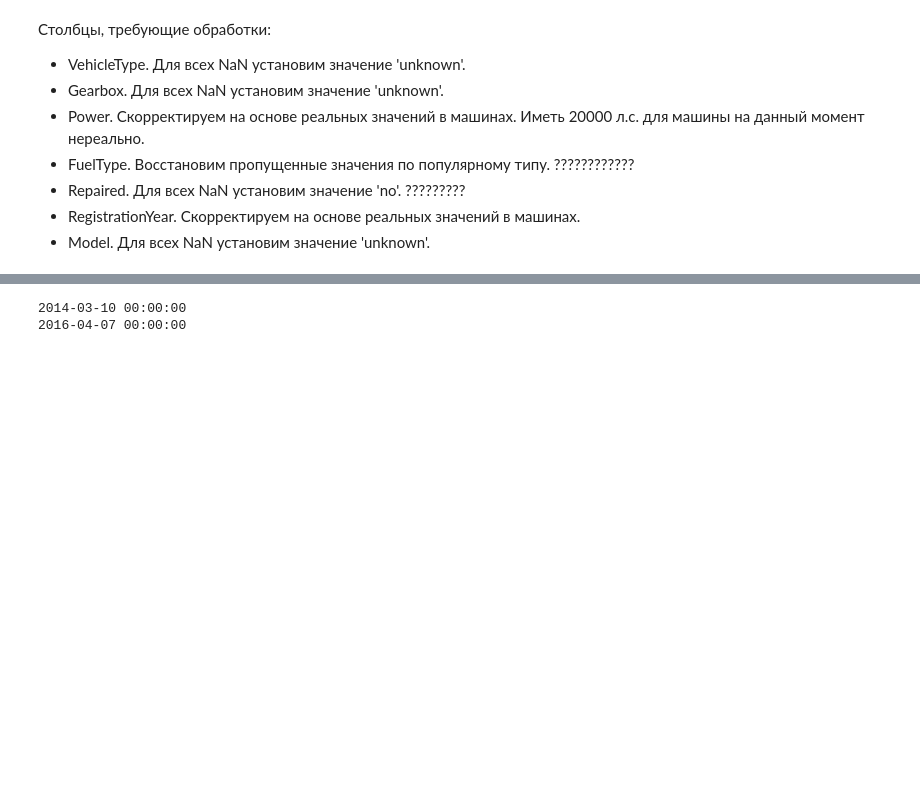
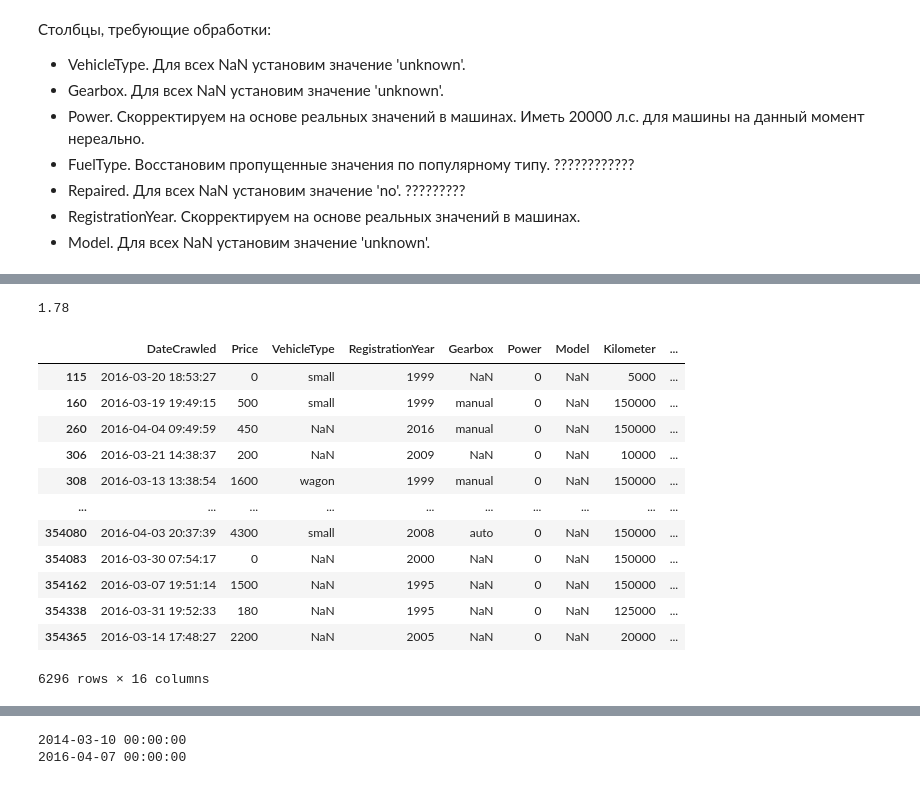
Before and after one commit to elenasobolevamsc/Car_Price_Prediction, a Jupyter notebook: Car_Price_Prediction.ipynb, the cells around one changed output, grey strips where cells are left out. Drawn from its saved outputs; the diff is of its cells as text; code cells hidden in the pictures; blank space fills up the shorter version.

```diff
--- a/Car_Price_Prediction.ipynb
+++ b/Car_Price_Prediction.ipynb
@@ -169,0 +194,11 @@ Name: count, dtype: int64
+# %%
+# обработаем выбросы в столбце RegistrationYear:
+def balance_reg_year(value):
+    if value > 2016:
+        return 2016
+    elif value < 1930:
+        return 1930
+    else:
+        return value
+
+df["RegistrationYear"] = df["RegistrationYear"].apply(balance_reg_year)
@@ -169,0 +234,3 @@ Name: count, dtype: int64
+# %%
+# ограничим признак Power 3500 л.с.:
+df["Power"] = df["Power"].apply(lambda x: 3500 if x > 3500 else x)
@@ -169,0 +261,34 @@ Name: count, dtype: int64
+# %%
+# заменим нули на самое частое значение для разных моделей автомобилей:
+for model in df['Model'].unique():
+    try:
+        if df[df['Model'] == model]['Power'].value_counts().index[0] == 0:
+            new_value = df[df['Model'] == model]['Power'].value_counts().index[1]
+            df.loc[(df['Power'] == 0) & (df['Model'] == model), 'Power'] = new_value
+        else:
+            new_value = df[df['Model'] == model]['Power'].value_counts().index[0]
+            df.loc[(df['Power'] == 0) & (df['Model'] == model), 'Power'] = new_value
+    except:
+        IndexError
+# %%
+# проверим, остались ли нулевые значения и в каком количестве:
+print('{:.2f}'.format(df[df['Power'] == 0].shape[0]/df.shape[0]*100))
+# %% [output]
+1.78
+# %%
+# посмотрим на эти данные:
+df[df['Power'] == 0]
+# %% [output]
+|  | DateCrawled | Price | VehicleType | RegistrationYear | Gearbox | Power | Model | Kilometer | ... |
+| 115 | 2016-03-20 18:53:27 | 0 | small | 1999 | NaN | 0 | NaN | 5000 | ... |
+| 160 | 2016-03-19 19:49:15 | 500 | small | 1999 | manual | 0 | NaN | 150000 | ... |
+| 260 | 2016-04-04 09:49:59 | 450 | NaN | 2016 | manual | 0 | NaN | 150000 | ... |
+| 306 | 2016-03-21 14:38:37 | 200 | NaN | 2009 | NaN | 0 | NaN | 10000 | ... |
+| 308 | 2016-03-13 13:38:54 | 1600 | wagon | 1999 | manual | 0 | NaN | 150000 | ... |
+| ... | ... | ... | ... | ... | ... | ... | ... | ... | ... |
+| 354080 | 2016-04-03 20:37:39 | 4300 | small | 2008 | auto | 0 | NaN | 150000 | ... |
+| 354083 | 2016-03-30 07:54:17 | 0 | NaN | 2000 | NaN | 0 | NaN | 150000 | ... |
+| 354162 | 2016-03-07 19:51:14 | 1500 | NaN | 1995 | NaN | 0 | NaN | 150000 | ... |
+| 354338 | 2016-03-31 19:52:33 | 180 | NaN | 1995 | NaN | 0 | NaN | 125000 | ... |
+| 354365 | 2016-03-14 17:48:27 | 2200 | NaN | 2005 | NaN | 0 | NaN | 20000 | ... |
+6296 rows × 16 columns
```
Also changed, not shown: parts of 44 cells of this notebook.
